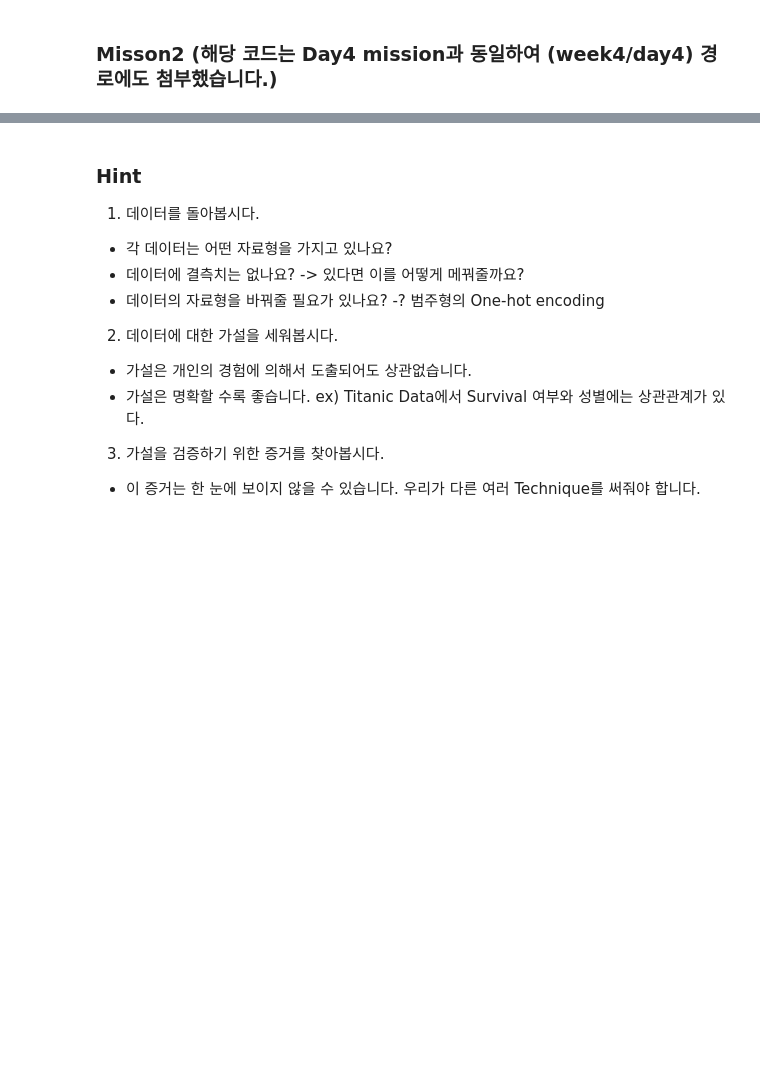
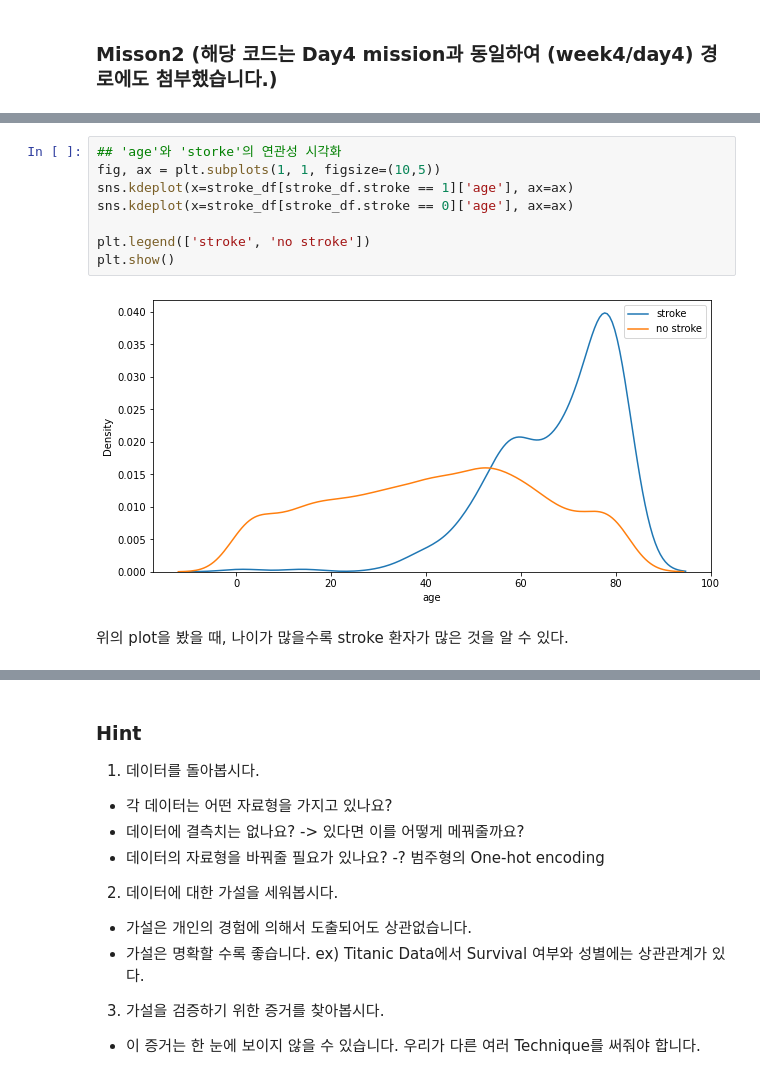
Before and after one commit to super-corini/programmers_kdt_II, a Jupyter notebook: 4. EDA.ipynb, the cells around one changed output, grey strips where cells are left out. Drawn from its saved outputs; the diff is of its cells as text; blank space fills up the shorter version.

```diff
--- a/4. EDA.ipynb
+++ b/4. EDA.ipynb
@@ -335,0 +412,12 @@ Name: Age, dtype: float64
+# %%
+## 'age'와 'storke'의 연관성 시각화
+fig, ax = plt.subplots(1, 1, figsize=(10,5))
+sns.kdeplot(x=stroke_df[stroke_df.stroke == 1]['age'], ax=ax)
+sns.kdeplot(x=stroke_df[stroke_df.stroke == 0]['age'], ax=ax)
+
+plt.legend(['stroke', 'no stroke'])
+plt.show()
+# %% [output]
+[figure, added]
+# %% [markdown]
+위의 plot을 봤을 때, 나이가 많을수록 stroke 환자가 많은 것을 알 수 있다.
```
Also changed, not shown: parts of 13 cells of this notebook, 4 other files.
